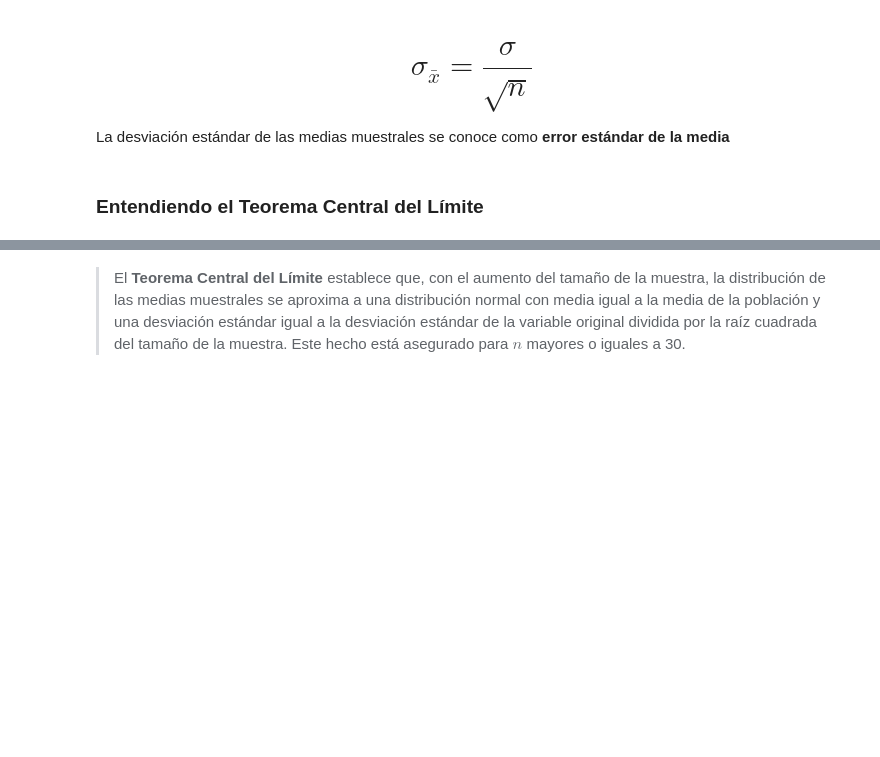
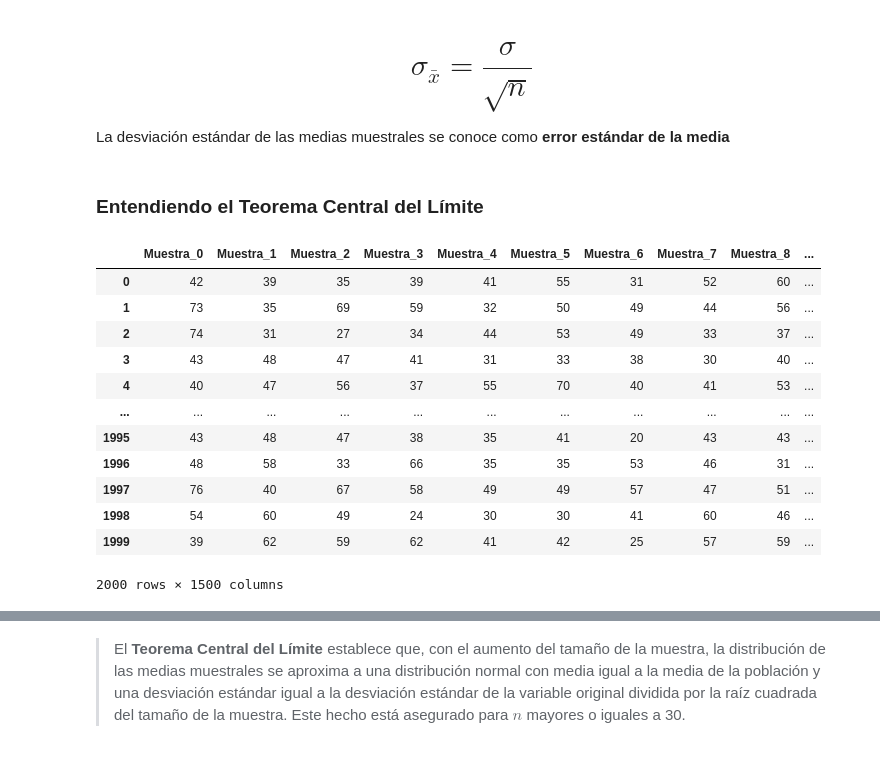
Before and after one commit to mespealva/numpy, a Jupyter notebook: Inicial.ipynb, the cells around one changed output, grey strips where cells are left out. Drawn from its saved outputs; the diff is of its cells as text; code cells hidden in the pictures; blank space fills up the shorter version.

```diff
--- a/Inicial.ipynb
+++ b/Inicial.ipynb
@@ -762,0 +802,20 @@ La desviación estándar de las medias muestrales se conoce como **error estánd
+# %%
+for i in range(total_muestras):
+  _ = datos.Edad.sample(n)
+  _.index = range(0, len(_))
+  muestras['Muestra_'+ str(i)]= _
+muestras
+# %% [output]
+|  | Muestra_0 | Muestra_1 | Muestra_2 | Muestra_3 | Muestra_4 | Muestra_5 | Muestra_6 | Muestra_7 | Muestra_8 | ... |
+| 0 | 42 | 39 | 35 | 39 | 41 | 55 | 31 | 52 | 60 | ... |
+| 1 | 73 | 35 | 69 | 59 | 32 | 50 | 49 | 44 | 56 | ... |
+| 2 | 74 | 31 | 27 | 34 | 44 | 53 | 49 | 33 | 37 | ... |
+| 3 | 43 | 48 | 47 | 41 | 31 | 33 | 38 | 30 | 40 | ... |
+| 4 | 40 | 47 | 56 | 37 | 55 | 70 | 40 | 41 | 53 | ... |
+| ... | ... | ... | ... | ... | ... | ... | ... | ... | ... | ... |
+| 1995 | 43 | 48 | 47 | 38 | 35 | 41 | 20 | 43 | 43 | ... |
+| 1996 | 48 | 58 | 33 | 66 | 35 | 35 | 53 | 46 | 31 | ... |
+| 1997 | 76 | 40 | 67 | 58 | 49 | 49 | 57 | 47 | 51 | ... |
+| 1998 | 54 | 60 | 49 | 24 | 30 | 30 | 41 | 60 | 46 | ... |
+| 1999 | 39 | 62 | 59 | 62 | 41 | 42 | 25 | 57 | 59 | ... |
+2000 rows × 1500 columns
```
Also changed, not shown: parts of 42 cells of this notebook.
